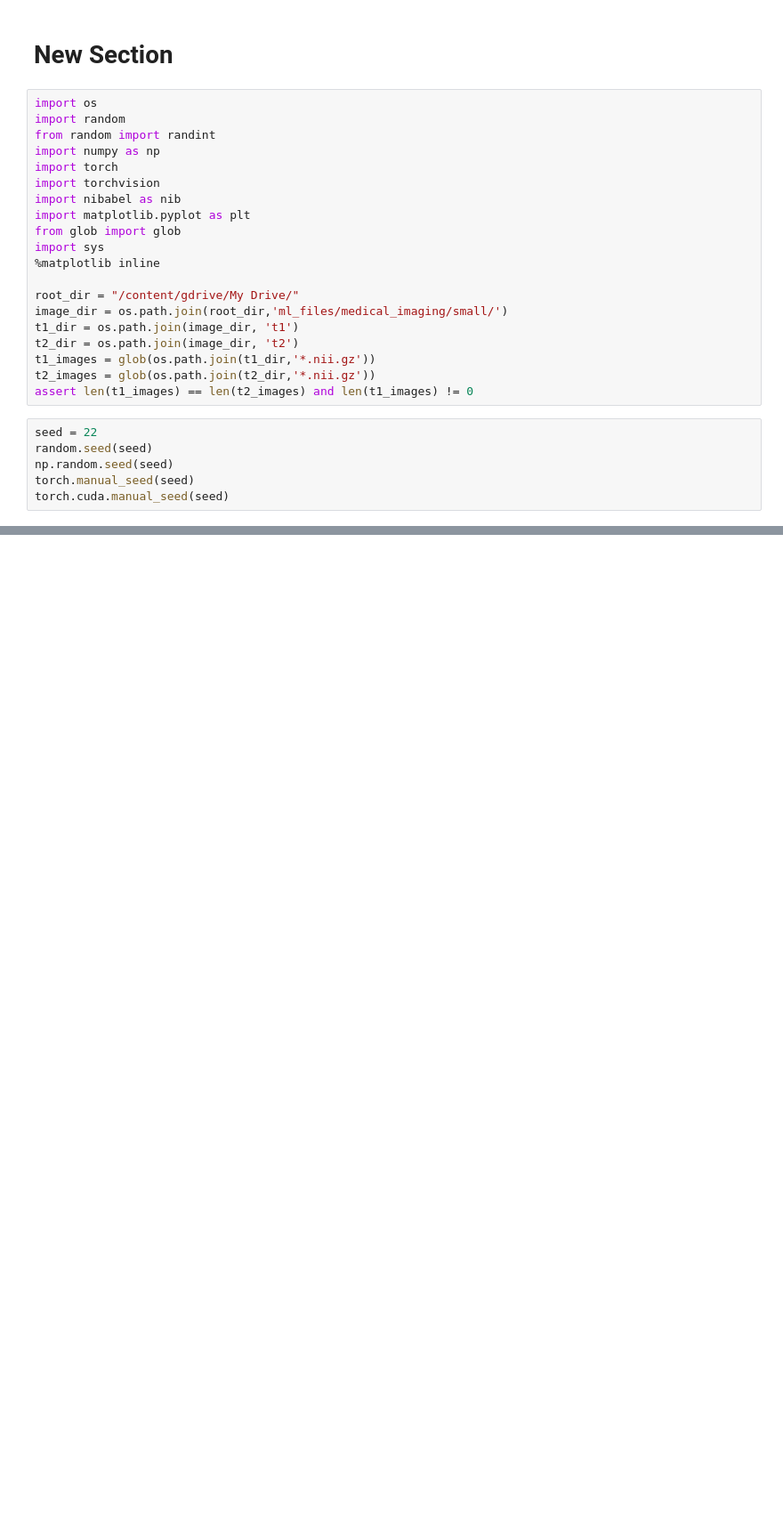
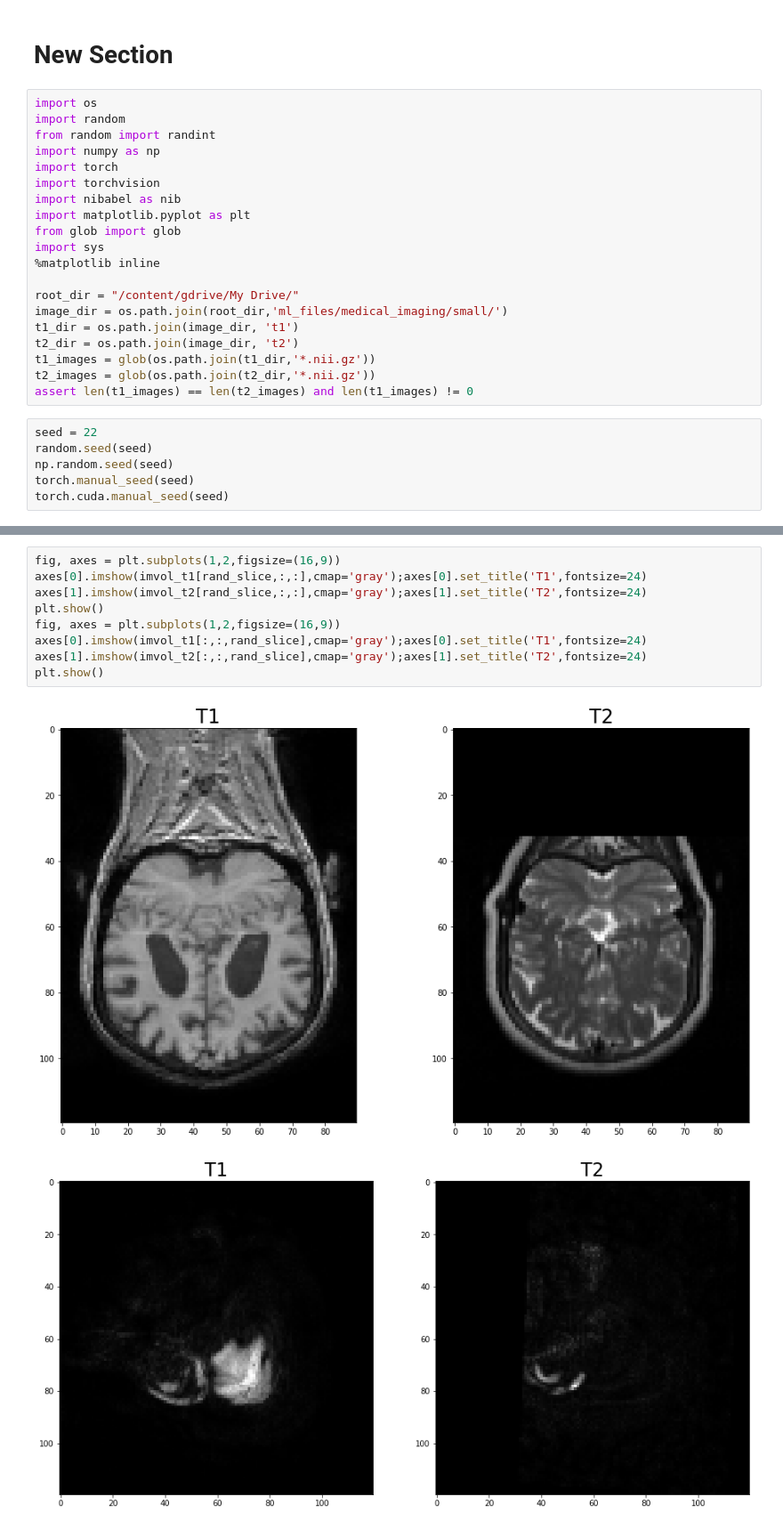
Before and after one commit to jeffj9930/3D_medical_imaging_liveProject, a Jupyter notebook: Copy_of_ch1.ipynb, the cells around one changed output, grey strips where cells are left out. Shown: that part at 89% size. Cells and saved outputs as stored; diff of their text form; blank space fills up the shorter version.

```diff
--- a/Copy_of_ch1.ipynb
+++ b/Copy_of_ch1.ipynb
@@ -49,0 +77,12 @@ plt.show()
+# %%
+fig, axes = plt.subplots(1,2,figsize=(16,9))
+axes[0].imshow(imvol_t1[rand_slice,:,:],cmap='gray');axes[0].set_title('T1',fontsize=24)
+axes[1].imshow(imvol_t2[rand_slice,:,:],cmap='gray');axes[1].set_title('T2',fontsize=24)
+plt.show()
+fig, axes = plt.subplots(1,2,figsize=(16,9))
+axes[0].imshow(imvol_t1[:,:,rand_slice],cmap='gray');axes[0].set_title('T1',fontsize=24)
+axes[1].imshow(imvol_t2[:,:,rand_slice],cmap='gray');axes[1].set_title('T2',fontsize=24)
+plt.show()
+# %% [output]
+[figure, added]
+[figure, added]
```
Also changed, not shown: parts of 8 cells of this notebook.
